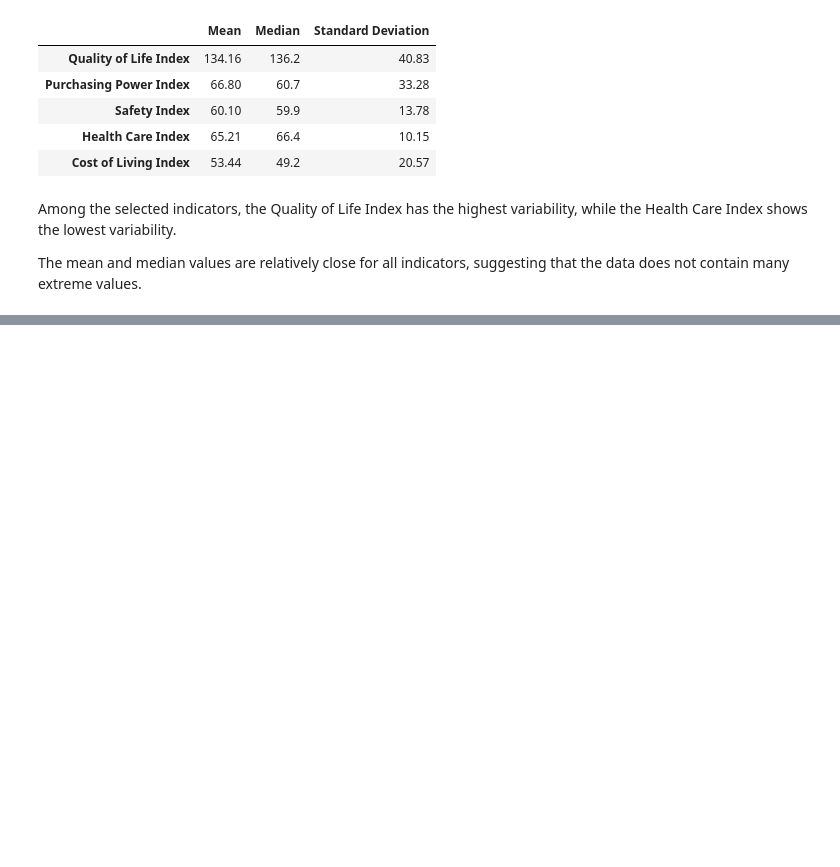
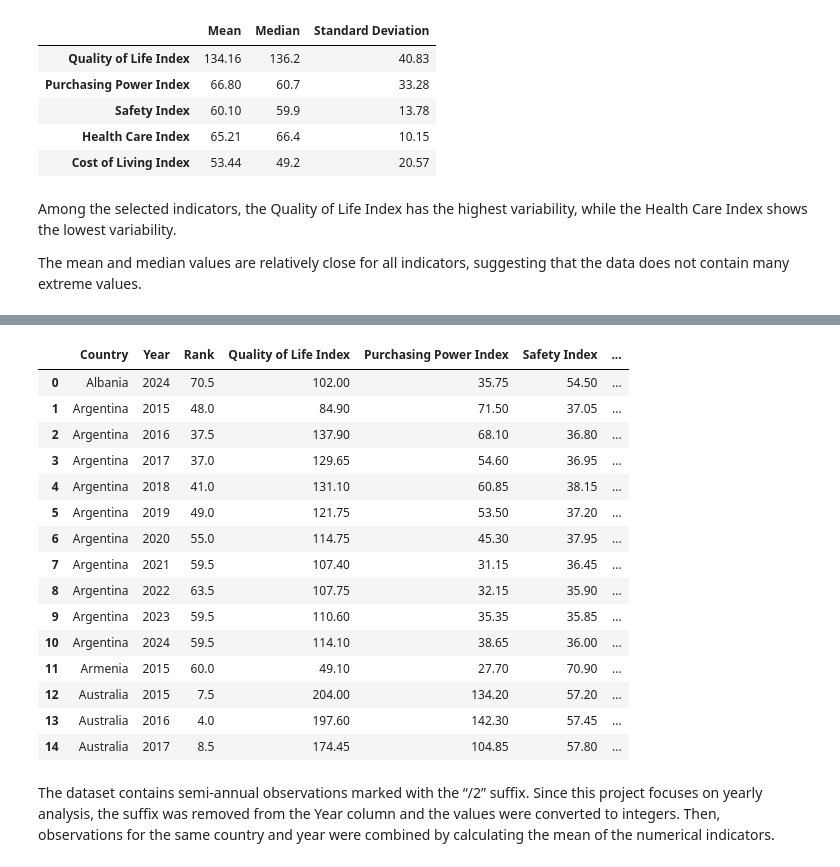
Before and after one commit to soonserv/data-best-project, a Jupyter notebook: notebooks/Nastya.ipynb, the cells around one changed output, grey strips where cells are left out. Drawn from its saved outputs; the diff is of its cells as text; code cells hidden in the pictures; blank space fills up the shorter version.

Commit message:
Made data cleanup

```diff
--- a/notebooks/Nastya.ipynb
+++ b/notebooks/Nastya.ipynb
@@ -143,0 +139,3 @@ The mean and median values are relatively close for all indicators, suggesting t
+# %%
+clean_data = data.drop(columns = "Climate Index")
+clean_data.head()
@@ -143,0 +151,6 @@ The mean and median values are relatively close for all indicators, suggesting t
+# %%
+clean_data["Year"] = clean_data["Year"].str.replace("/2", "")
+clean_data["Year"] = clean_data["Year"].astype(int)
+
+display(clean_data["Year"].unique())
+display(clean_data.dtypes)
@@ -143,0 +171,22 @@ The mean and median values are relatively close for all indicators, suggesting t
+# %%
+clean_data = clean_data.groupby(["Country","Year"], as_index=False).mean()
+clean_data.head(15)
+# %% [output]
+|  | Country | Year | Rank | Quality of Life Index | Purchasing Power Index | Safety Index | ... |
+| 0 | Albania | 2024 | 70.5 | 102.00 | 35.75 | 54.50 | ... |
+| 1 | Argentina | 2015 | 48.0 | 84.90 | 71.50 | 37.05 | ... |
+| 2 | Argentina | 2016 | 37.5 | 137.90 | 68.10 | 36.80 | ... |
+| 3 | Argentina | 2017 | 37.0 | 129.65 | 54.60 | 36.95 | ... |
+| 4 | Argentina | 2018 | 41.0 | 131.10 | 60.85 | 38.15 | ... |
+| 5 | Argentina | 2019 | 49.0 | 121.75 | 53.50 | 37.20 | ... |
+| 6 | Argentina | 2020 | 55.0 | 114.75 | 45.30 | 37.95 | ... |
+| 7 | Argentina | 2021 | 59.5 | 107.40 | 31.15 | 36.45 | ... |
+| 8 | Argentina | 2022 | 63.5 | 107.75 | 32.15 | 35.90 | ... |
+| 9 | Argentina | 2023 | 59.5 | 110.60 | 35.35 | 35.85 | ... |
+| 10 | Argentina | 2024 | 59.5 | 114.10 | 38.65 | 36.00 | ... |
+| 11 | Armenia | 2015 | 60.0 | 49.10 | 27.70 | 70.90 | ... |
+| 12 | Australia | 2015 | 7.5 | 204.00 | 134.20 | 57.20 | ... |
+| 13 | Australia | 2016 | 4.0 | 197.60 | 142.30 | 57.45 | ... |
+| 14 | Australia | 2017 | 8.5 | 174.45 | 104.85 | 57.80 | ... |
+# %% [markdown]
+The dataset contains semi-annual observations marked with the “/2” suffix. Since this project focuses on yearly analysis, the suffix was removed from the Year column and the values were converted to integers. Then, observations for the same country and year were combined by calculating the mean of the numerical indicators.
```
Also changed, not shown: parts of 10 cells of this notebook.
